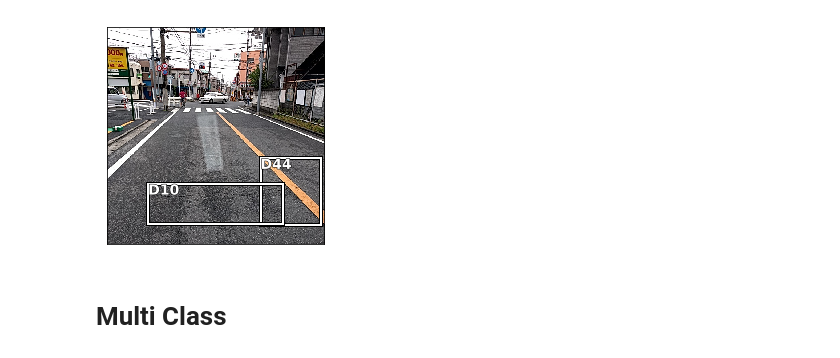
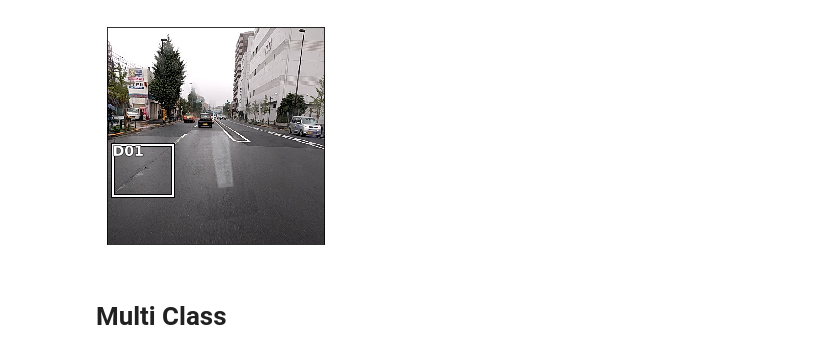
Before and after one commit to drakesvoboda/fastai, a Jupyter notebook: courses/dl2/roaddamage.ipynb, the cells around one changed output. Drawn from its saved outputs; the diff is of its cells as text; code cells hidden in the pictures.

```diff
--- a/courses/dl2/roaddamage.ipynb
+++ b/courses/dl2/roaddamage.ipynb
@@ -80,9 +84,9 @@ def print_example(example):
         draw_rect(ax, bb)
         draw_text(ax, bb[:2], row['class'])
 # %%
-print_example(images[0])
+print_example(images[6])
 # %% [output]
-[figure, old version]
+[figure, new version]
 # %% [markdown]
 # Multi Class
 # %%
```
Also changed, not shown: parts of 15 cells of this notebook, 1 other file.
